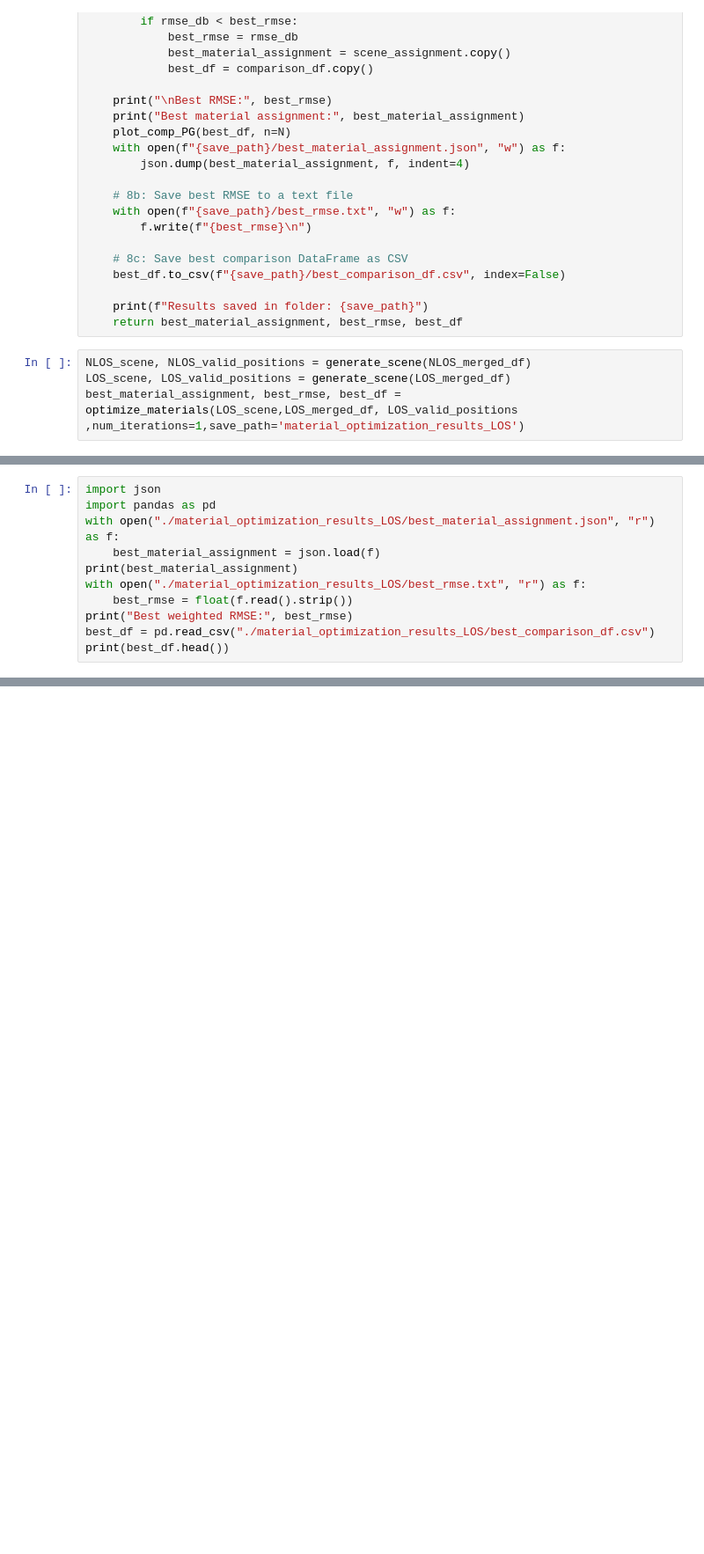
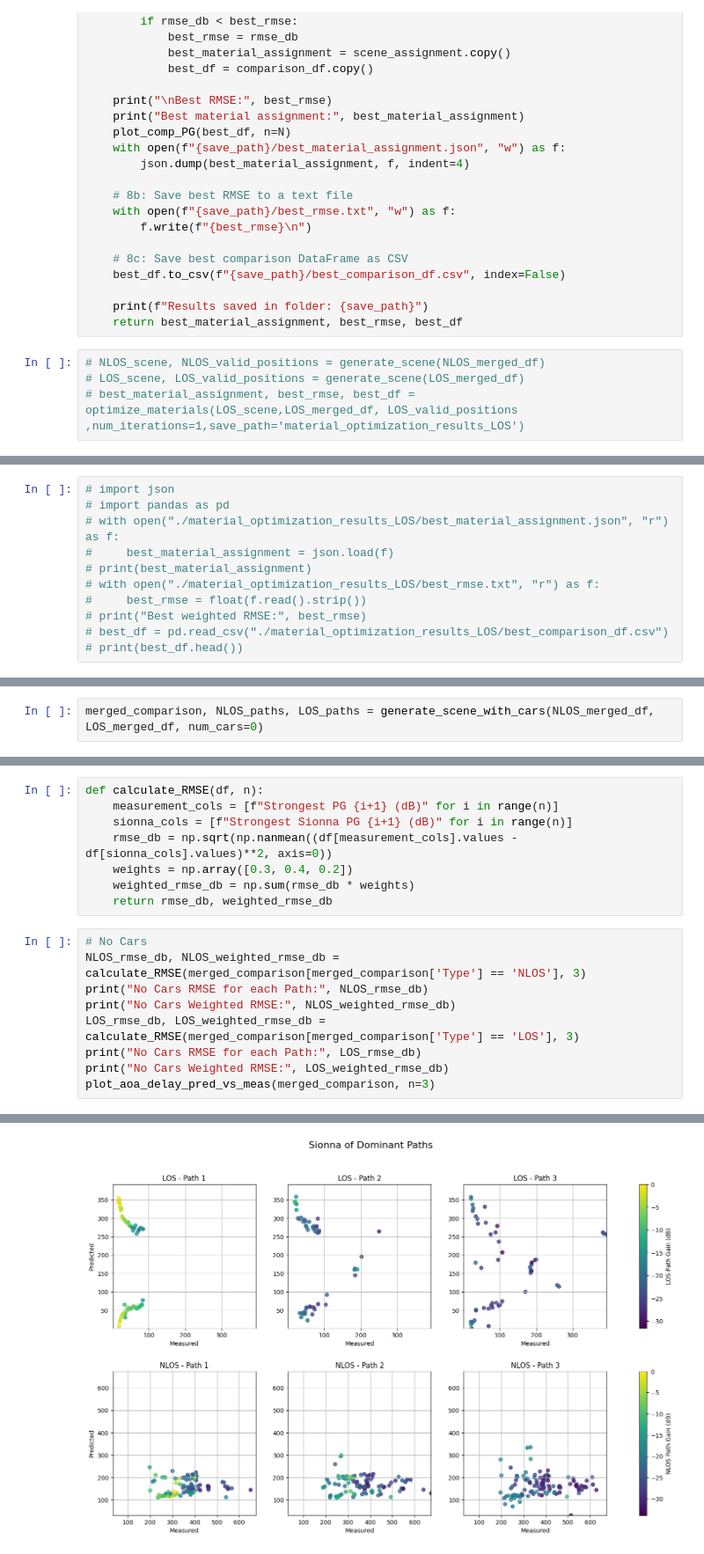
Before and after one commit to davidklee04/Sionna_Princeton, a Jupyter notebook: boulder_optimization_new.ipynb, the cells around one changed output, grey strips where cells are left out. Shown at 88% size. Drawn from its saved outputs; the diff is of its cells as text; blank space fills up the shorter version.

```diff
--- a/boulder_optimization_new.ipynb
+++ b/boulder_optimization_new.ipynb
@@ -1132,6 +1037,6 @@ def optimize_materials(scene,merged_df, valid_positions ,num_iterations=2,save_p
     print(f"Results saved in folder: {save_path}")
     return best_material_assignment, best_rmse, best_df
 # %%
-NLOS_scene, NLOS_valid_positions = generate_scene(NLOS_merged_df)
-LOS_scene, LOS_valid_positions = generate_scene(LOS_merged_df)
-best_material_assignment, best_rmse, best_df = optimize_materials(LOS_scene,LOS_merged_df, LOS_valid_positions ,num_iterations=1,save_path='material_optimization_results_LOS')
+# NLOS_scene, NLOS_valid_positions = generate_scene(NLOS_merged_df)
+# LOS_scene, LOS_valid_positions = generate_scene(LOS_merged_df)
+# best_material_assignment, best_rmse, best_df = optimize_materials(LOS_scene,LOS_merged_df, LOS_valid_positions ,num_iterations=1,save_path='material_optimization_results_LOS')
@@ -1153,11 +1043,11 @@ Results saved in folder: material_optimization_results_LOS
 # %%
-import json
-import pandas as pd
-with open("./material_optimization_results_LOS/best_material_assignment.json", "r") as f:
-    best_material_assignment = json.load(f)
-print(best_material_assignment)
-with open("./material_optimization_results_LOS/best_rmse.txt", "r") as f:
-    best_rmse = float(f.read().strip())
-print("Best weighted RMSE:", best_rmse)
-best_df = pd.read_csv("./material_optimization_results_LOS/best_comparison_df.csv")
-print(best_df.head())
+# import json
+# import pandas as pd
+# with open("./material_optimization_results_LOS/best_material_assignment.json", "r") as f:
+#     best_material_assignment = json.load(f)
+# print(best_material_assignment)
+# with open("./material_optimization_results_LOS/best_rmse.txt", "r") as f:
+#     best_rmse = float(f.read().strip())
+# print("Best weighted RMSE:", best_rmse)
+# best_df = pd.read_csv("./material_optimization_results_LOS/best_comparison_df.csv")
+# print(best_df.head())
@@ -1206,0 +1145,2 @@ NameError: name 'generate_scene' is not defined
+# %%
+merged_comparison, NLOS_paths, LOS_paths = generate_scene_with_cars(NLOS_merged_df, LOS_merged_df, num_cars=0)
@@ -1206,0 +1240,18 @@ NameError: name 'generate_scene' is not defined
+# %%
+def calculate_RMSE(df, n):
+    measurement_cols = [f"Strongest PG {i+1} (dB)" for i in range(n)]
+    sionna_cols = [f"Strongest Sionna PG {i+1} (dB)" for i in range(n)]
+    rmse_db = np.sqrt(np.nanmean((df[measurement_cols].values - df[sionna_cols].values)**2, axis=0))
+    weights = np.array([0.3, 0.4, 0.2])
+    weighted_rmse_db = np.sum(rmse_db * weights)
+    return rmse_db, weighted_rmse_db
+# %%
+# No Cars
+NLOS_rmse_db, NLOS_weighted_rmse_db = calculate_RMSE(merged_comparison[merged_comparison['Type'] == 'NLOS'], 3)
+print("No Cars RMSE for each Path:", NLOS_rmse_db)
+print("No Cars Weighted RMSE:", NLOS_weighted_rmse_db)
+LOS_rmse_db, LOS_weighted_rmse_db = calculate_RMSE(merged_comparison[merged_comparison['Type'] == 'LOS'], 3)
+print("No Cars RMSE for each Path:", LOS_rmse_db)
+print("No Cars Weighted RMSE:", LOS_weighted_rmse_db)
+plot_aoa_delay_pred_vs_meas(merged_comparison, n=3)
+# %% [output]
@@ -1206,0 +1262 @@ NameError: name 'generate_scene' is not defined
+[figure, added]
```
Also changed, not shown: parts of 30 cells of this notebook.
